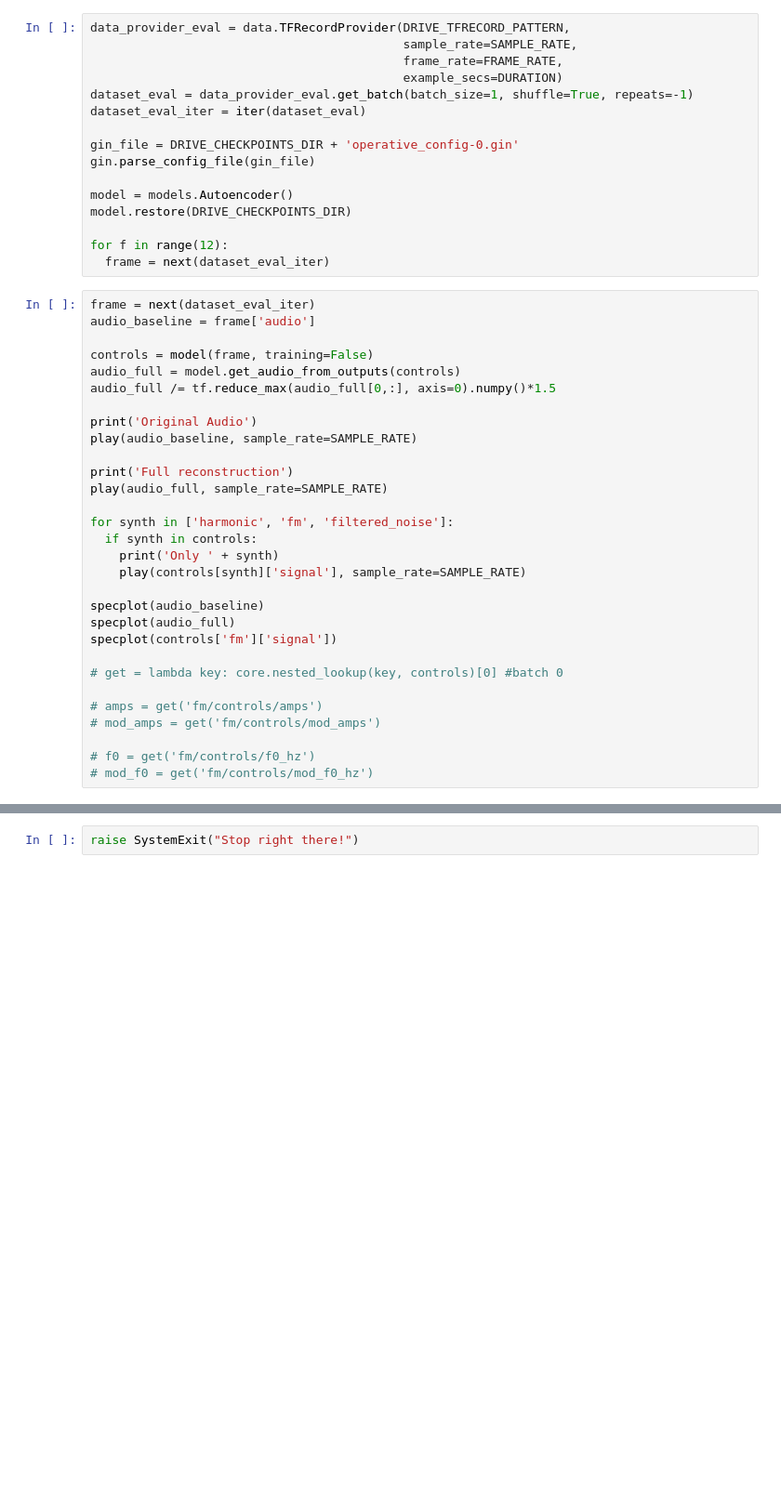
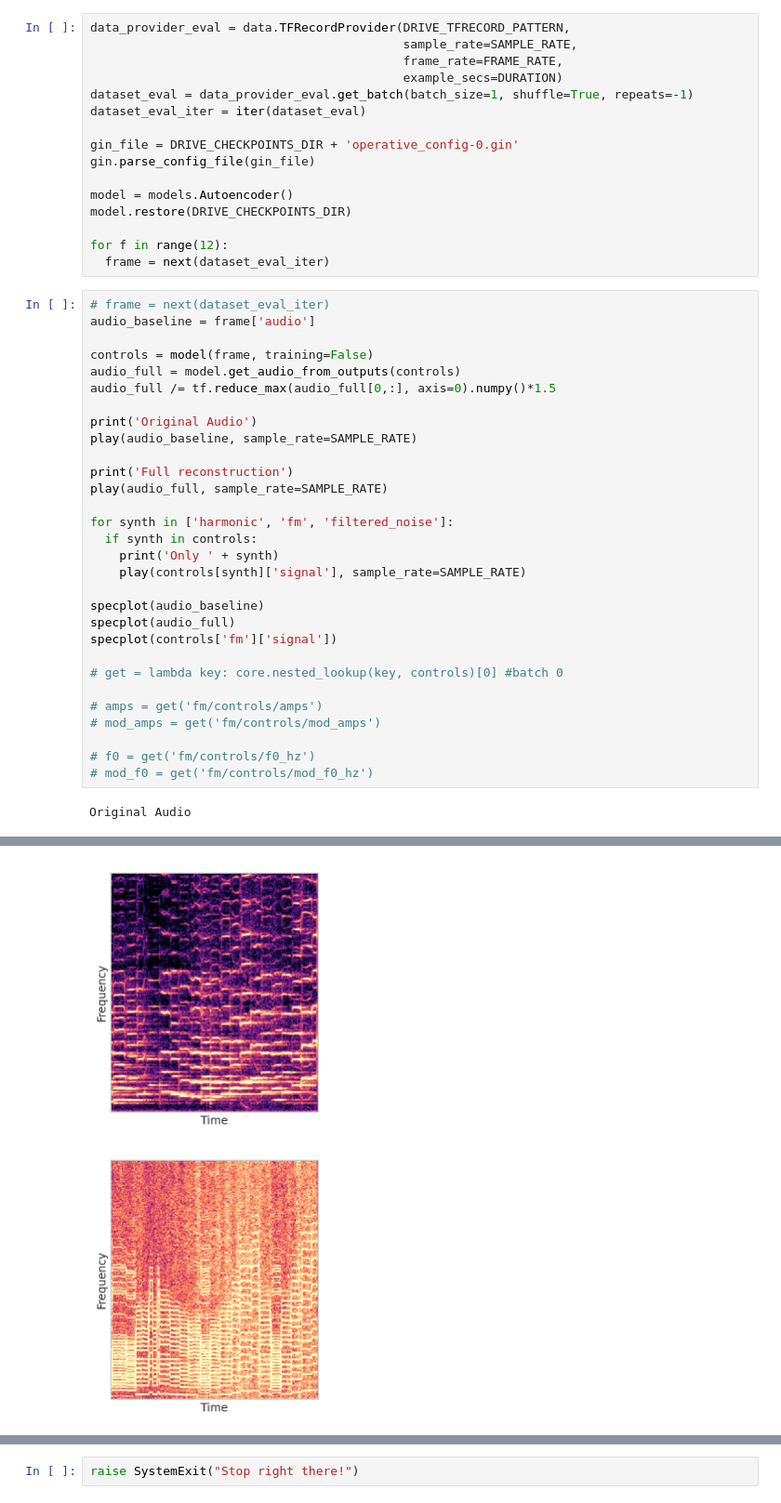
Before and after one commit to juanalonso/ddsp_am, a Jupyter notebook: ddsp/colab/fm/42_timbre_transfer_FM_violin.ipynb, the cells around one changed output, grey strips where cells are left out. Shown at 93% size. Cells and saved outputs as stored; diff of their text form; blank space fills up the shorter version.

Commit message:
Update plot

```diff
--- a/ddsp/colab/fm/42_timbre_transfer_FM_violin.ipynb
+++ b/ddsp/colab/fm/42_timbre_transfer_FM_violin.ipynb
@@ -108,7 +113,7 @@ model.restore(DRIVE_CHECKPOINTS_DIR)
 for f in range(12):
   frame = next(dataset_eval_iter)
 # %%
-frame = next(dataset_eval_iter)
+# frame = next(dataset_eval_iter)
 audio_baseline = frame['audio']
 
 controls = model(frame, training=False)
@@ -137,3 +142,5 @@ specplot(controls['fm']['signal'])
 
 # f0 = get('fm/controls/f0_hz')
 # mod_f0 = get('fm/controls/mod_f0_hz')
+# %% [output]
+Original Audio
@@ -139,0 +154,2 @@ specplot(controls['fm']['signal'])
+[figure, added]
+[figure, added]
```
Also changed, not shown: parts of 3 cells of this notebook.
